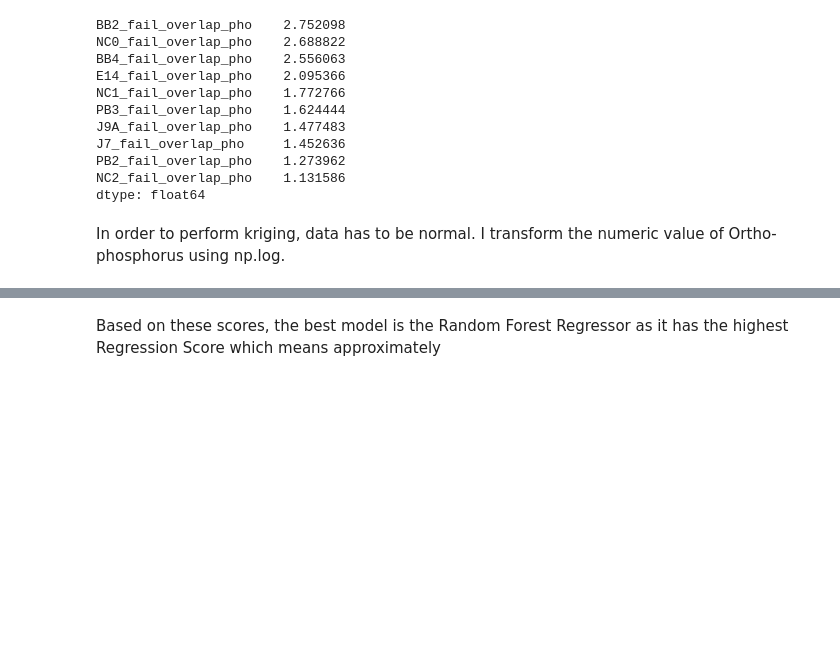
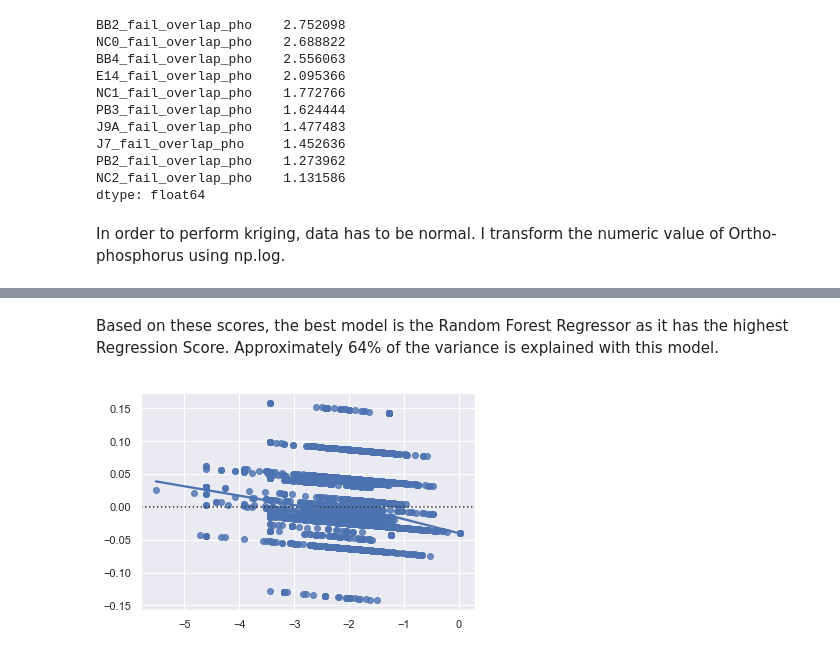
Before and after one commit to dradamski/capstone-two, a Jupyter notebook: notebooks/In Depth Analysis Pt 2.ipynb, the cells around one changed output, grey strips where cells are left out. Cells and saved outputs as stored; diff of their text form; code cells hidden in the pictures; blank space fills up the shorter version.

Commit message:
plotted residuals

```diff
--- a/notebooks/In Depth Analysis Pt 2.ipynb
+++ b/notebooks/In Depth Analysis Pt 2.ipynb
@@ -193,4 +193,10 @@ Finished kriging residuals
 Regression Score:  0.3155264398676777
 RK score:  0.3026610187927392
 # %% [markdown]
-Based on these scores, the best model is the Random Forest Regressor as it has the highest Regression Score which means approximately
+Based on these scores, the best model is the Random Forest Regressor as it has the highest Regression Score. Approximately 64% of the variance is explained with this model.
+# %%
+residuals = fitted_models['RandomForestRegressor'].krige_residual(x)
+# %%
+_ = sns.residplot(target, residuals, lowess=True)
+# %% [output]
+[figure, added]
```
Also changed, not shown: parts of 1 cell of this notebook.
